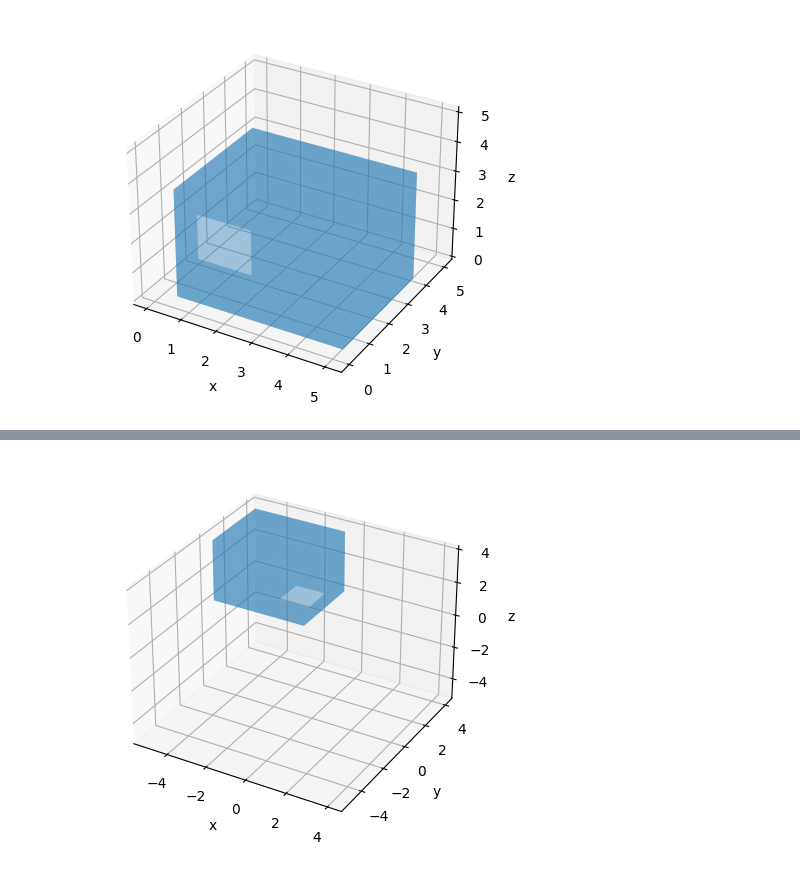
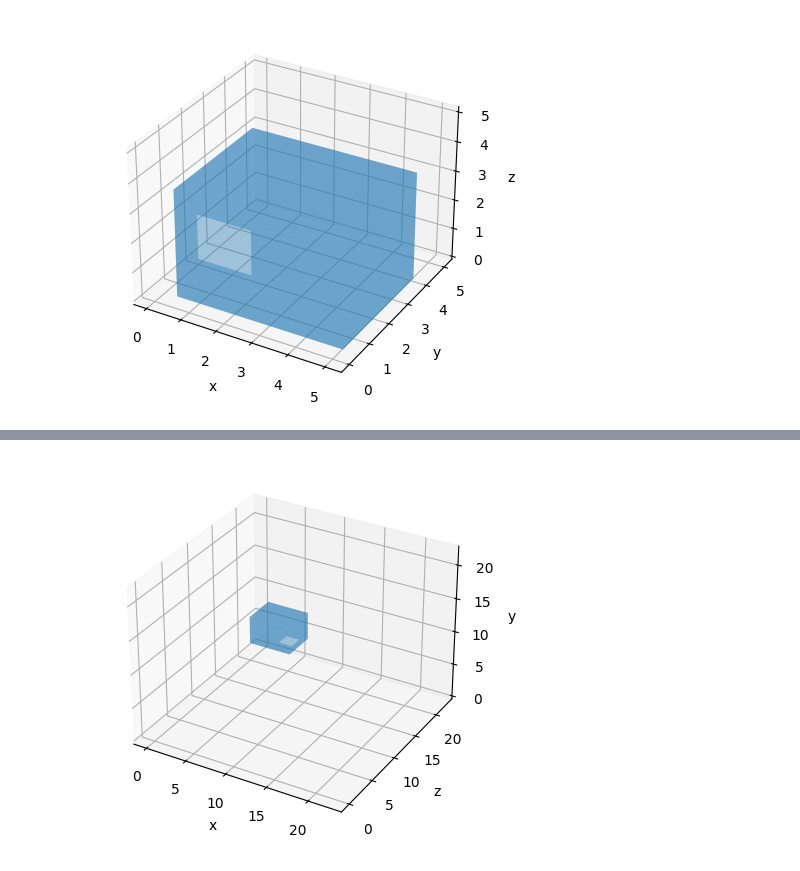
Before and after one commit to juliet29/openfoam2012_projects, a Jupyter notebook: _python_scripts/stl_adjust.ipynb, the cells around one changed output, grey strips where cells are left out. Drawn from its saved outputs; the diff is of its cells as text; code cells hidden in the pictures.

```diff
--- a/_python_scripts/stl_adjust.ipynb
+++ b/_python_scripts/stl_adjust.ipynb
@@ -8,7 +8,7 @@ from matplotlib import pyplot
 import math
 import os
 # %%
-def plot_mesh(mesh):
+def plot_mesh(mesh, labels=["x", "y", "z"]):
     # Create a new plot
     figure = pyplot.figure()
     axes = figure.add_subplot(projection='3d')
@@ -16,19 +16,19 @@ def plot_mesh(mesh):
 
     axes.add_collection3d(mplot3d.art3d.Poly3DCollection(mesh.vectors, alpha=0.4))
 
-    axes.set_xlabel("x")
-    axes.set_ylabel("y")
-    axes.set_zlabel("z")
+    axes.set_xlabel(labels[0])
+    axes.set_ylabel(labels[1])
+    axes.set_zlabel(labels[2])
 
     # Auto scale to the mesh size
-    scale = m1.points.flatten()
+    scale = mesh.points.flatten()
     axes.auto_scale_xyz(scale, scale, scale)
 
     # Show the plot to the screen
     pyplot.show()
 # %%
 LOCATION_PATH = "../hr12_fullScale/constant/triSurface/"
-STL_PATH = os.path.join(LOCATION_PATH, "box.stl")
+STL_PATH = os.path.join(LOCATION_PATH, "boxOriginal.stl")
 # %%
 # Load the STL files and add the vectors to the plot
 m1 = mesh.Mesh.from_file(STL_PATH)
@@ -43,6 +38,18 @@ plot_mesh(m1)
-# %%
-m1.rotate([0, 1, 0], math.radians(180))
-plot_mesh(m1)
-# %% [output]
-[figure, removed]
+# %%
+m1.rotate([1, 0, 0], math.radians(90))
+m1.rotate([0, 1, 0], math.radians(180))
+
+
+
+# move in (in x)  2*d  - width => 2*(3H) bc d = 3H
+# move back (in z) 5 * height of the box
+height = 3.66 # TODO get from the stl...
+width = 4.65
+m1.translate([2*3*height - width, 0, 5*height] )
+
+
+updated_convention = ["x", "z", "y"]
+plot_mesh(m1, updated_convention) # convert axes naming to reflect openfoam block mesh convention...
+# %% [output]
+[figure, added]
 # %%
```
Also changed, not shown: parts of 2 cells of this notebook, 36 other files.
